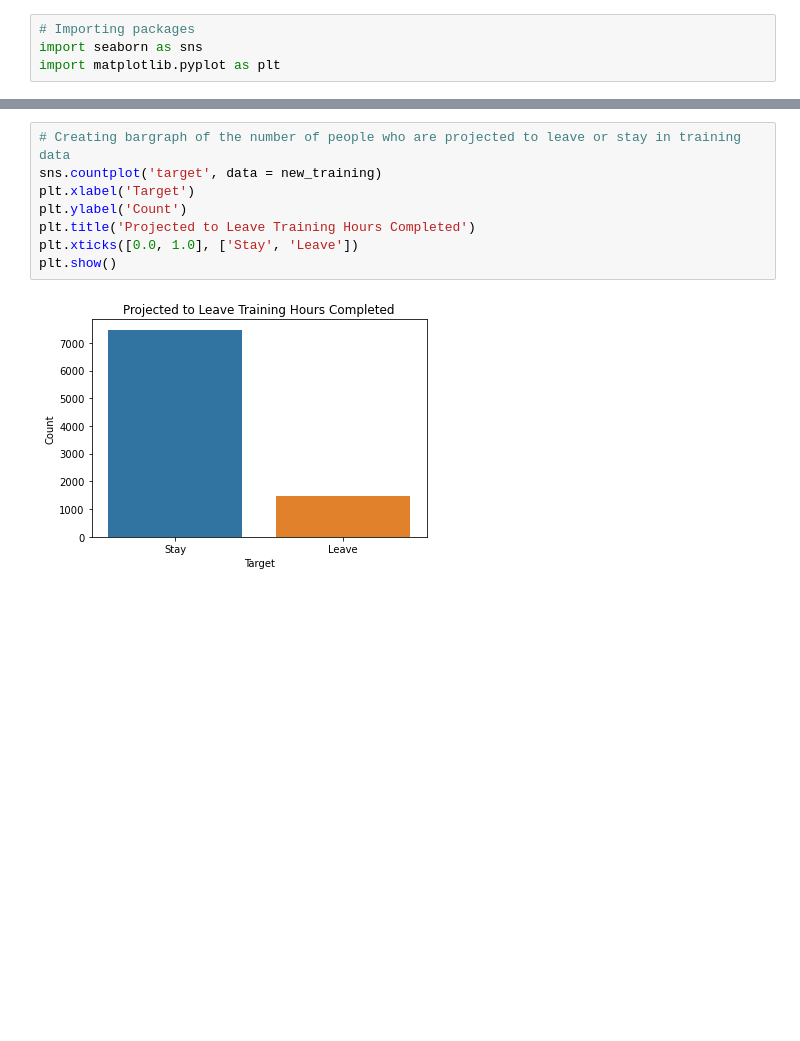
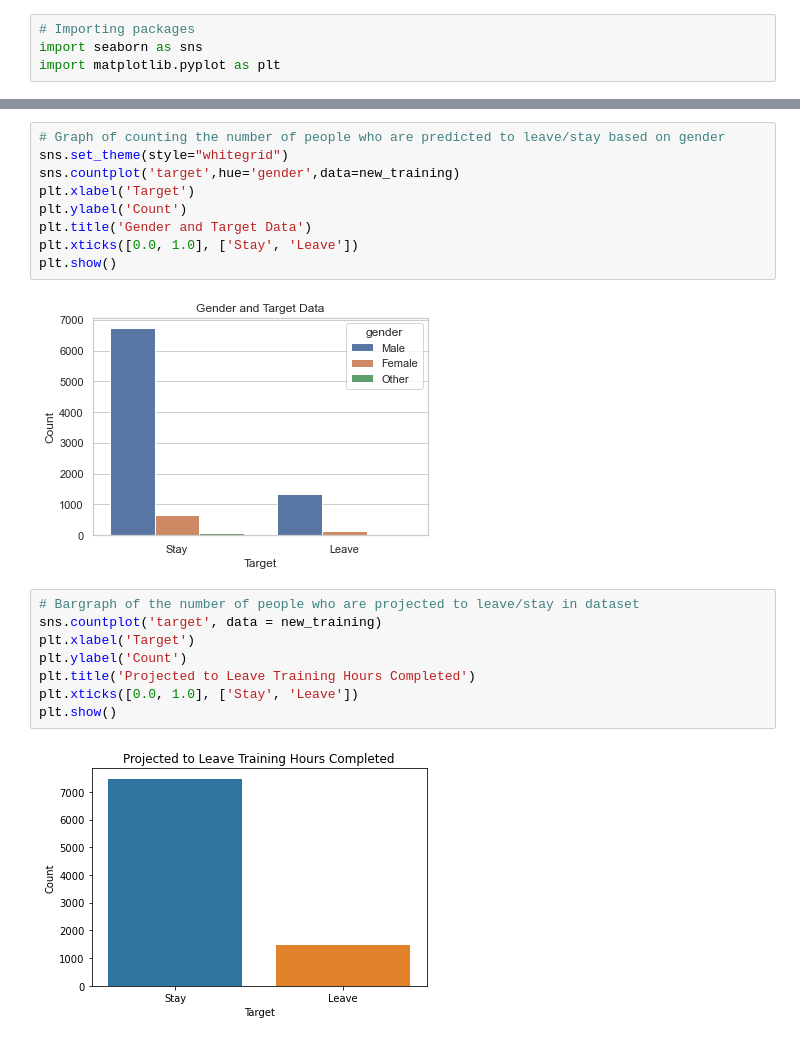
Before and after one commit to anariver/DS-201-Project-1, a Jupyter notebook: Project 1 - part 1 - loading and wrangling data.ipynb, the cells around one changed output, grey strips where cells are left out. Cells and saved outputs as stored; diff of their text form; blank space fills up the shorter version.

```diff
--- a/Project 1 - part 1 - loading and wrangling data.ipynb
+++ b/Project 1 - part 1 - loading and wrangling data.ipynb
@@ -177,5 +177,16 @@ plt.show()
+# %%
+# Graph of counting the number of people who are predicted to leave/stay based on gender
+sns.set_theme(style="whitegrid")
+sns.countplot('target',hue='gender',data=new_training)
+plt.xlabel('Target')
+plt.ylabel('Count')
+plt.title('Gender and Target Data')
+plt.xticks([0.0, 1.0], ['Stay', 'Leave'])
+plt.show()
+# %% [output]
+[figure, added]
 # %%
-# Creating bargraph of the number of people who are projected to leave or stay in training data
+# Bargraph of the number of people who are projected to leave/stay in dataset
 sns.countplot('target', data = new_training)
 plt.xlabel('Target')
 plt.ylabel('Count')
```
Also changed, not shown: parts of 9 cells of this notebook.
